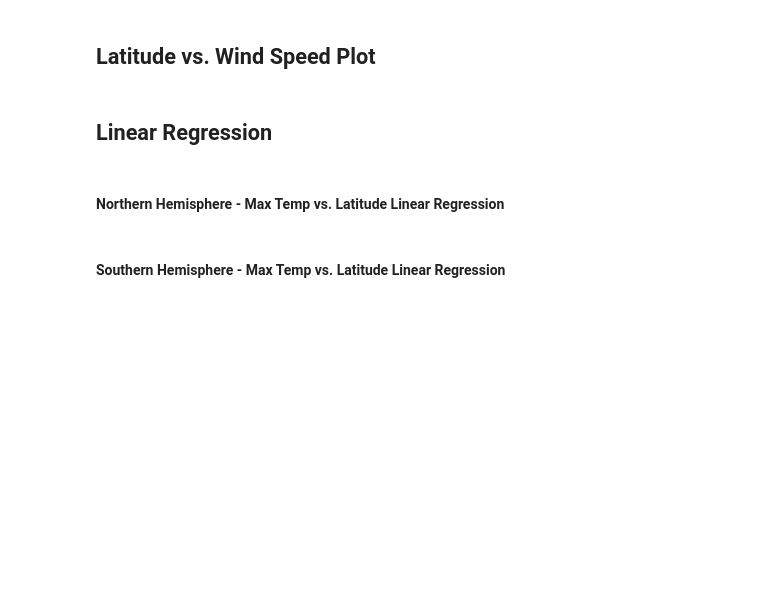
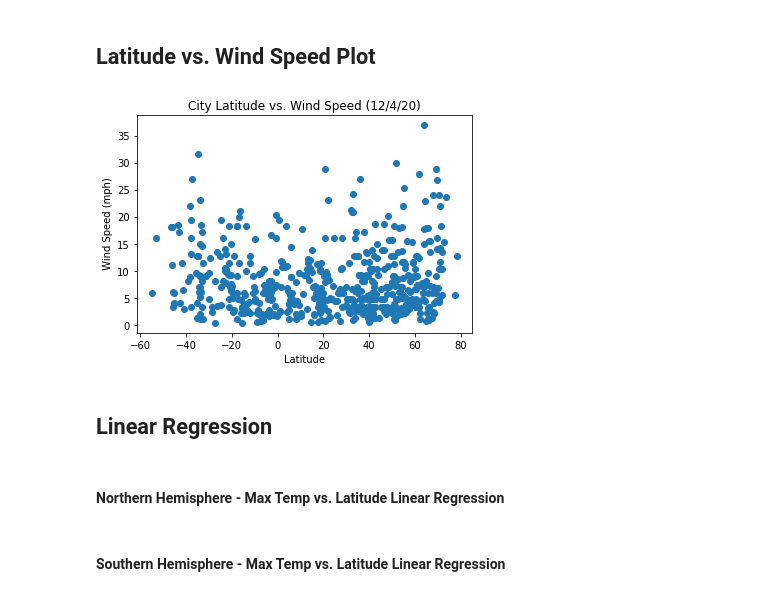
Before and after one commit to ntarver0409/weatherAnalysis, a Jupyter notebook: weatherAnalysis.ipynb, the cells around one changed output. Saved outputs shown, nothing was run; the diff lists cells and outputs as text; code cells hidden in the pictures; blank space fills up the shorter version.

```diff
--- a/weatherAnalysis.ipynb
+++ b/weatherAnalysis.ipynb
@@ -186,5 +198,17 @@ plt.savefig("outputData/latVsHum.png")
 # %% [markdown]
 ## Latitude vs. Wind Speed Plot
+# %%
+plt.scatter(weatherDataDf["Lat"], weatherDataDf["Wind Speed"])
+
+plt.title("City Latitude vs. Wind Speed (12/4/20)")
+
+plt.xlabel("Latitude")
+
+plt.ylabel(" Wind Speed (mph)")
+
+plt.savefig("outputData/latVsWind.png")
+# %% [output]
+[figure, added]
 # %% [markdown]
 ## Linear Regression
 # %% [markdown]
```
Also changed, not shown: parts of 1 cell of this notebook.
